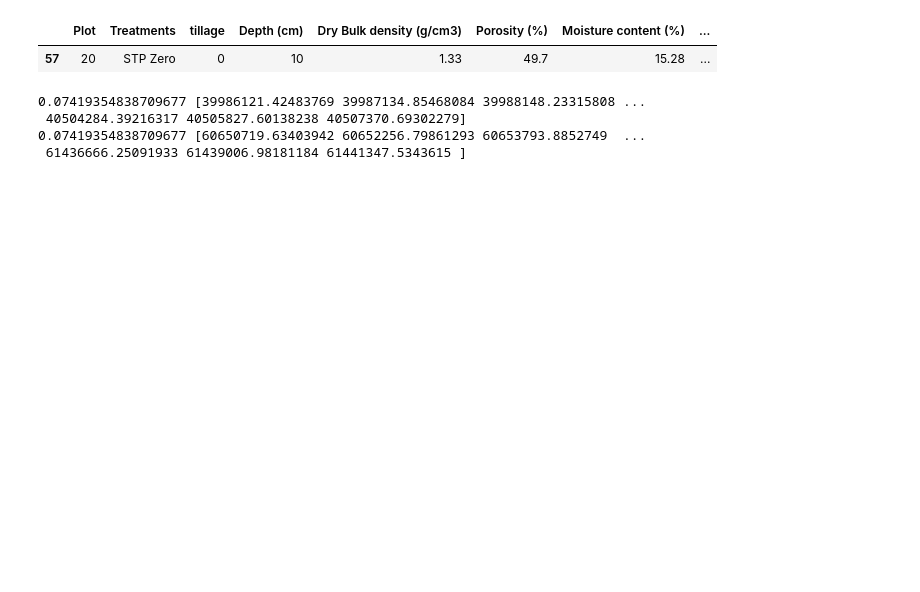
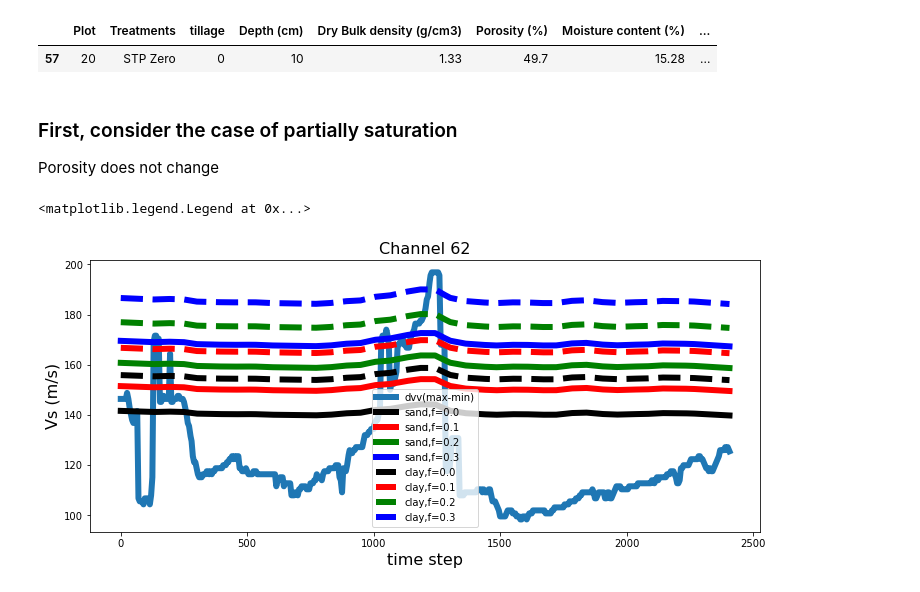
Before and after one commit to Denolle-Lab/FarmDAS, a Jupyter notebook: examples/dvv_and_model/lithology_model_Solazzi.ipynb, the cells around one changed output. Cells and saved outputs as stored; diff of their text form; code cells hidden in the pictures; blank space fills up the shorter version.

```diff
--- a/examples/dvv_and_model/lithology_model_Solazzi.ipynb
+++ b/examples/dvv_and_model/lithology_model_Solazzi.ipynb
@@ -159,14 +166,3 @@ phy_10cm_ch62
 # %% [output]
 |  | Plot | Treatments | tillage | Depth (cm) | Dry Bulk density (g/cm3) | Porosity (%) | Moisture content (%) | ... |
 | 57 | 20 | STP Zero | 0 | 10 | 1.33 | 49.7 | 15.28 | ... |
-# %%
-bulk_density = phy_10cm_ch62['Dry Bulk density (g/cm3)'].values[0] * 1000
-porosity = phy_10cm_ch62['Porosity (%)'].values[0] / 100
-
-soil_ch62_sand = litho(bulk_density, porosity, 6, 0.1, moisture/100)
-soil_ch62_clay = litho(bulk_density, porosity, 8, 0.3, moisture/100)
-# %% [output]
-0.07419354838709677 [39986121.42483769 39987134.85468084 39988148.23315808 ...
- 40504284.39216317 40505827.60138238 40507370.69302279]
-0.07419354838709677 [60650719.63403942 60652256.79861293 60653793.8852749  ...
- 61436666.25091933 61439006.98181184 61441347.5343615 ]
@@ -175,0 +169,40 @@ _, vs_clay, K_clay, G_clay, rho_clay = soil_ch62_clay.get_vp_vs()
+# %% [markdown]
+### First, consider the case of partially saturation
+Porosity does not change
+# %%
+sand1 = litho(bulk_density, porosity, 6, 0.0, moisture/100)
+sand2 = litho(bulk_density, porosity, 6, 0.1, moisture/100)
+sand3 = litho(bulk_density, porosity, 6, 0.2, moisture/100)
+sand4 = litho(bulk_density, porosity, 6, 0.3, moisture/100)
+clay1 = litho(bulk_density, porosity, 8, 0.0, moisture/100)
+clay2 = litho(bulk_density, porosity, 8, 0.1, moisture/100)
+clay3 = litho(bulk_density, porosity, 8, 0.2, moisture/100)
+clay4 = litho(bulk_density, porosity, 8, 0.3, moisture/100)
+# %%
+vp_sand1, vs_sand1, K_sand1, G_sand1, rho_sand1 = sand1.get_vp_vs()
+vp_sand2, vs_sand2, K_sand2, G_sand2, rho_sand2 = sand2.get_vp_vs()
+vp_sand3, vs_sand3, K_sand3, G_sand3, rho_sand3 = sand3.get_vp_vs()
+vp_sand4, vs_sand4, K_sand4, G_sand4, rho_sand4 = sand4.get_vp_vs()
+vp_clay1, vs_clay1, K_clay1, G_clay1, rho_clay1 = clay1.get_vp_vs()
+vp_clay2, vs_clay2, K_clay2, G_clay2, rho_clay2 = clay2.get_vp_vs()
+vp_clay3, vs_clay3, K_clay3, G_clay3, rho_clay3 = clay3.get_vp_vs()
+vp_clay4, vs_clay4, K_clay4, G_clay4, rho_clay4 = clay4.get_vp_vs()
+# %%
+plt.figure(figsize=(12, 5))
+plt.plot(np.arange(len(dvv)), dvv*120, label='dvv(max-min)', lw=6)
+plt.plot(np.arange(len(moisture)), vs_sand1, label='sand,f=0.0', color='k', lw=6)
+plt.plot(np.arange(len(moisture)), vs_sand2, label='sand,f=0.1', color='r', lw=6)
+plt.plot(np.arange(len(moisture)), vs_sand3, label='sand,f=0.2', color='g', lw=6)
+plt.plot(np.arange(len(moisture)), vs_sand4, label='sand,f=0.3', color='b', lw=6)
+plt.plot(np.arange(len(moisture)), vs_clay1, label='clay,f=0.0', color='k', lw=6, ls='--')
+plt.plot(np.arange(len(moisture)), vs_clay2, label='clay,f=0.1', color='r', lw=6, ls='--')
+plt.plot(np.arange(len(moisture)), vs_clay3, label='clay,f=0.2', color='g', lw=6, ls='--')
+plt.plot(np.arange(len(moisture)), vs_clay4, label='clay,f=0.3', color='b', lw=6, ls='--')
+
+plt.xlabel("time step", fontsize = 16)
+plt.ylabel("Vs (m/s)", fontsize = 16)
+plt.title("Channel 62", fontsize = 16)
+plt.legend()
+# %% [output]
+<matplotlib.legend.Legend at 0x...>
+[figure, added]
```
Also changed, not shown: parts of 17 cells of this notebook.
